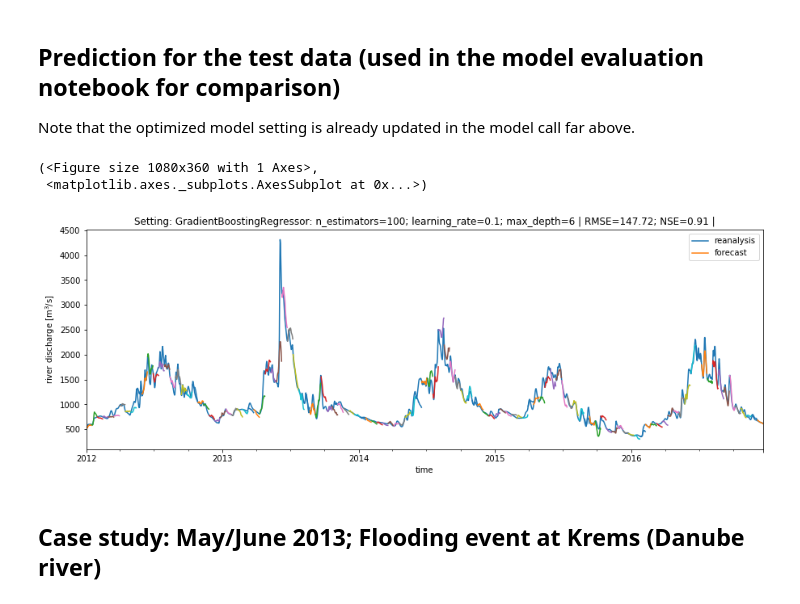
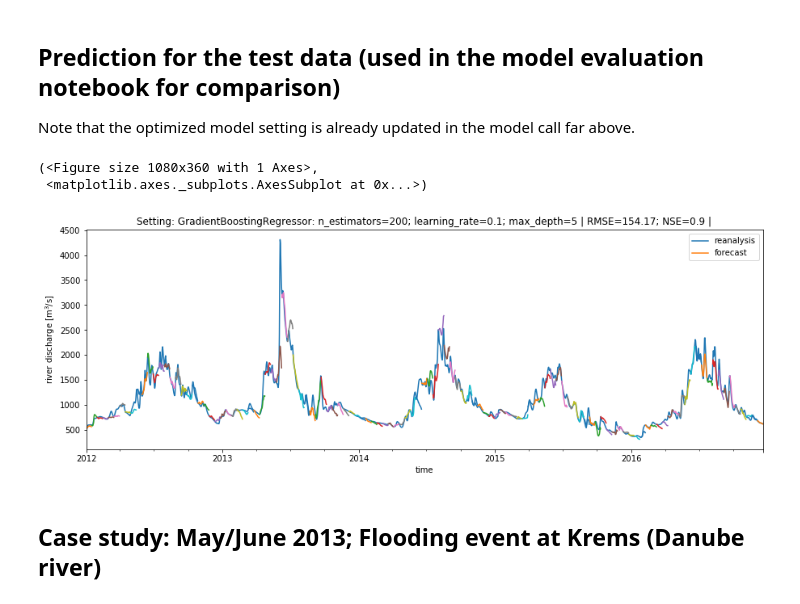
Before and after one commit to ECMWFCode4Earth/ml_flood, a Jupyter notebook: notebooks/3_model_tests/3.04_GradientBoost.ipynb, the cells around one changed output. Saved outputs shown, nothing was run; the diff lists cells and outputs as text; code cells hidden in the pictures.

```diff
--- a/notebooks/3_model_tests/3.04_GradientBoost.ipynb
+++ b/notebooks/3_model_tests/3.04_GradientBoost.ipynb
@@ -127,7 +127,7 @@ else:
 # %%
 model = GradientBoostingRegressor(n_estimators=200,
                                   learning_rate=0.1,
-                                  max_depth=6,
+                                  max_depth=5,
                                   random_state=0,
                                  # loss='ls'
                                  )
@@ -370,17 +390,17 @@ Note that the optimized model setting is already updated in the model call far a
 # %%
 # prediction start from every nth day
 # if in doubt, leave n = 1 !!!
 n = 1
 X_pred = X_test[::n].copy()
 y_pred = pipe.predict(X_pred)
 y_pred = add_time(y_pred, X_pred.time, name='forecast')
 
 multif_test = generate_prediction_array(y_pred, y, forecast_range=14)
-plot_multif_prediction(multif_test, y, forecast_range=14, title='Setting: GradientBoostingRegressor: n_estimators=100; learning_rate=0.1; max_depth=6')
+plot_multif_prediction(multif_test, y, forecast_range=14, title='Setting: GradientBoostingRegressor: n_estimators=200; learning_rate=0.1; max_depth=5')
 # %% [output]
 (<Figure size 1080x360 with 1 Axes>,
  <matplotlib.axes._subplots.AxesSubplot at 0x...>)
-[figure, old version]
+[figure, new version]
 # %% [markdown]
 ## Case study: May/June 2013; Flooding event at Krems (Danube river)
 # %% [markdown]
```
Also changed, not shown: parts of 21 cells of this notebook, 8 other files.
